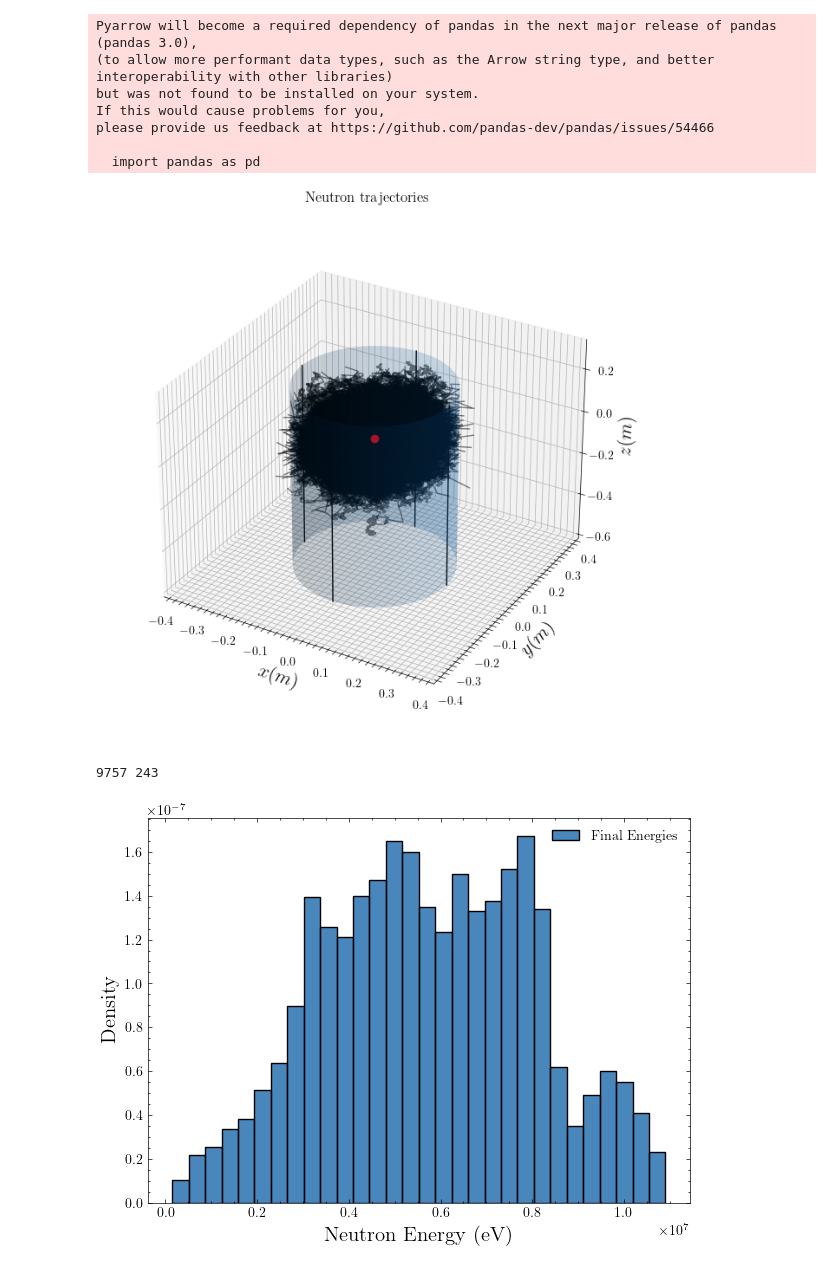
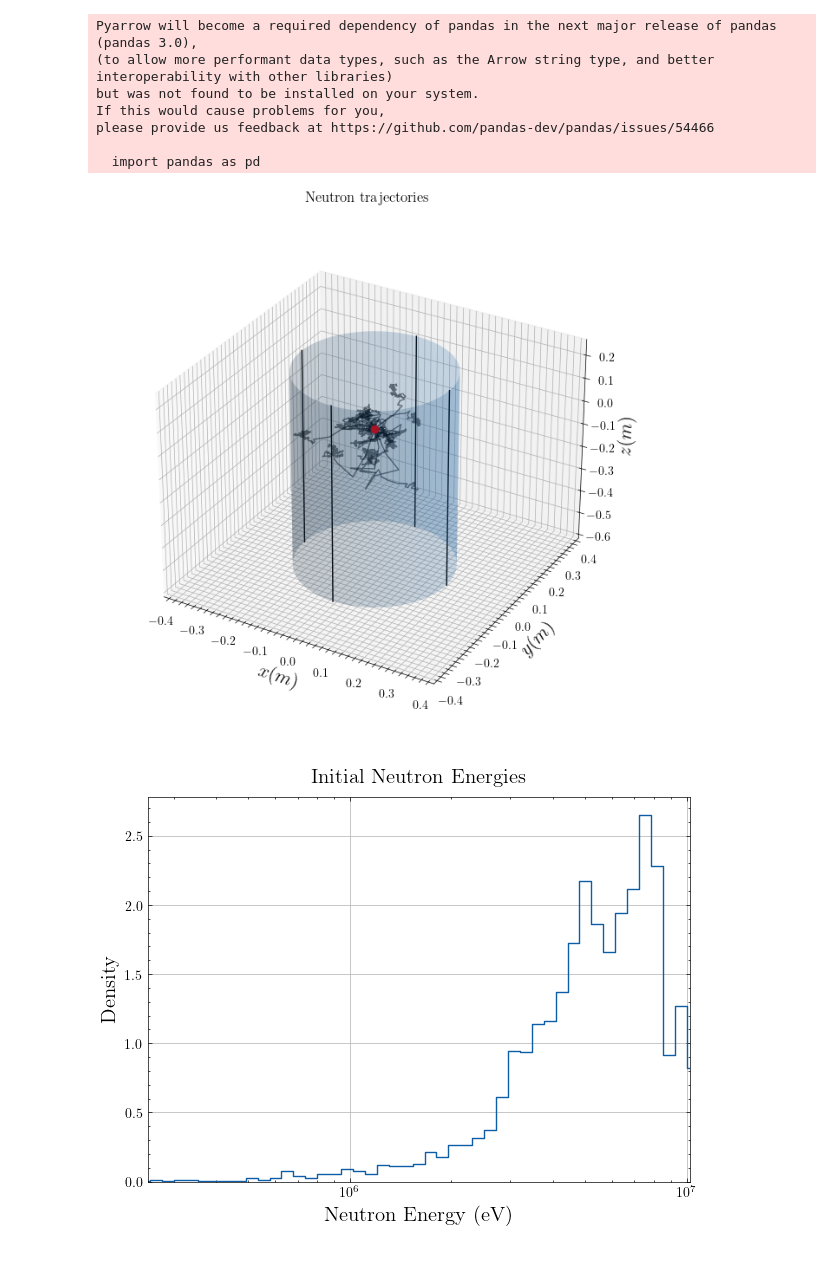
Before and after one commit to DerkNiessink/NeutroWater, a Jupyter notebook: analysis/simulation.ipynb, the cells around one changed output. Drawn from its saved outputs; the diff is of its cells as text; code cells hidden in the pictures.

```diff
--- a/analysis/simulation.ipynb
+++ b/analysis/simulation.ipynb
@@ -76,27 +76,35 @@ params = Parameters(
             position_tank=np.array([0, 0, -0.175])
             )
 # %%
-params.nNeutrons = 10000
+params.nNeutrons = 25
 diffusing_neutrons = DiffusingNeutrons(params)
 diffusing_neutrons.diffuse(nCollisions=1000000)
 
 measure = Measurer(diffusing_neutrons)
 plot_trajectories(measure.positions(), diffusing_neutrons.tank)
-
-print(measure.number_absorbed(), measure.number_escaped())
 # %% [output]
-[figure, old version]
+[figure, new version]
-9757 243
 # %%
+params.nNeutrons = 5000
+diffusing_neutrons = DiffusingNeutrons(params)
+diffusing_neutrons.diffuse(nCollisions=1000000)
+measure = Measurer(diffusing_neutrons)
+
 initial_energies = [energies[0] for energies in measure.energies()]
+
 plt.figure(figsize= (7, 5))
-sns.histplot(sorted(initial_energies), bins=30,stat="density", label="Final Energies", color="C0")
+sns.histplot(
+    data=initial_energies,
+    log_scale=True, element="step", fill=False, stat="density", bins=50
+)
+plt.title("Initial Neutron Energies", fontsize=15, pad=10)
 plt.ylabel("Density", fontsize=15)
 plt.xlabel("Neutron Energy (eV)", fontsize=15)
-plt.legend()
+plt.grid(True)
+plt.xlim(10**5.4, 10**7.01)
 plt.show()
 # %% [output]
-[figure, old version]
+[figure, new version]
 # %%
 mw = MaxwellBoltzmann()
 
```
Also changed, not shown: parts of 10 cells of this notebook, 2 other files.
